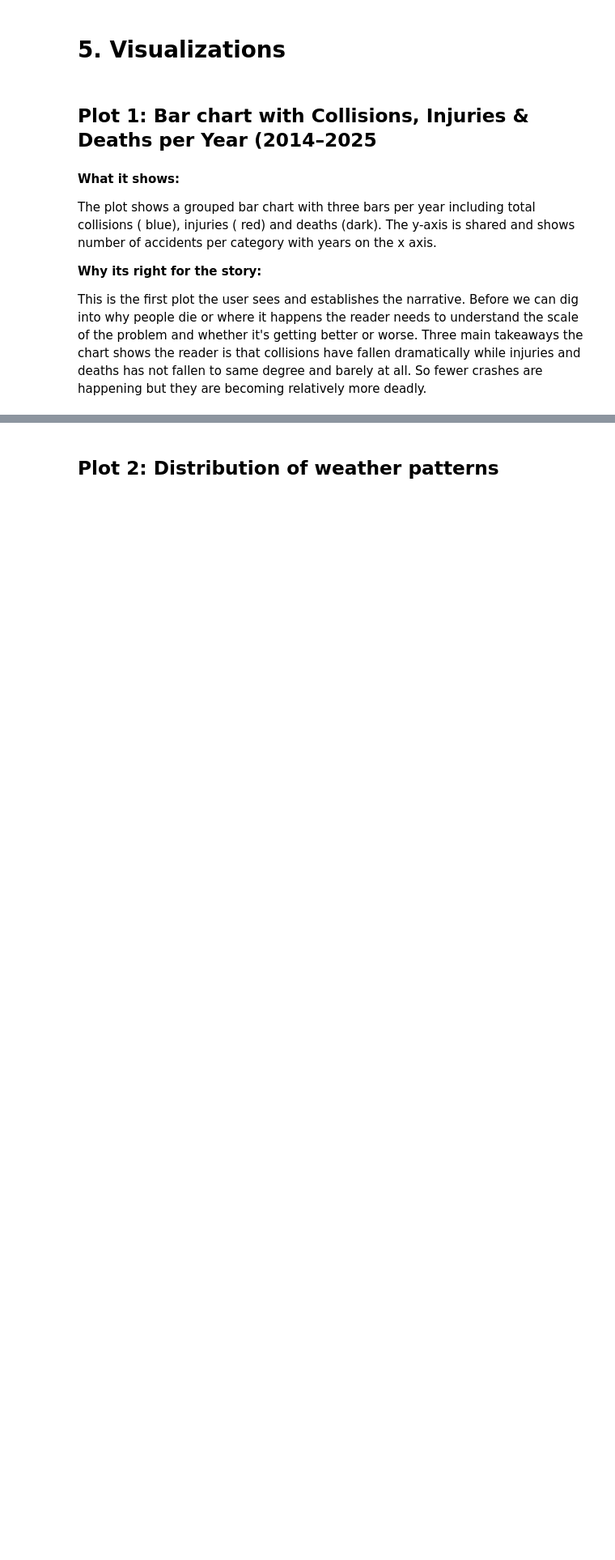
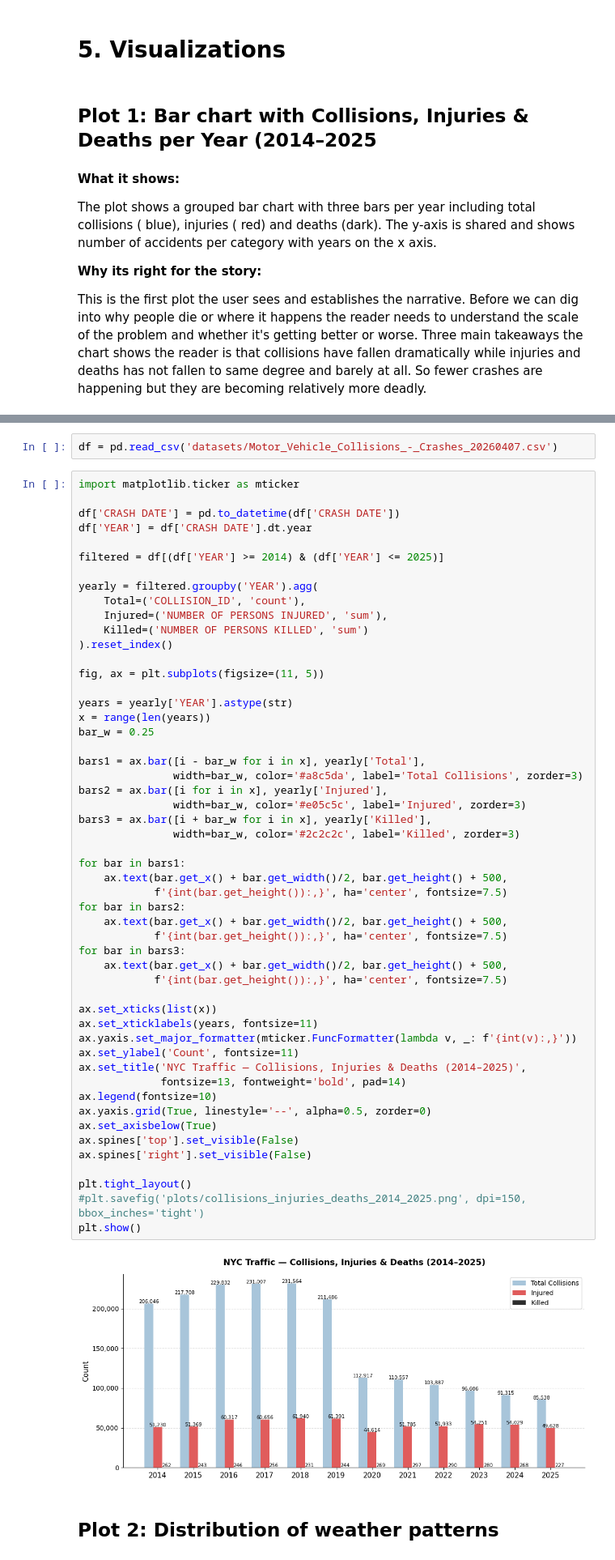
Before and after one commit to bonluc/02806_social_data_analysis_project, a Jupyter notebook: explainer_notebook.ipynb, the cells around one changed output, grey strips where cells are left out. Shown at 81% size. Cells and saved outputs as stored; diff of their text form; blank space fills up the shorter version.

```diff
--- a/explainer_notebook.ipynb
+++ b/explainer_notebook.ipynb
@@ -2531,3 +2539,59 @@ This is the first plot the user sees and establishes the narrative. Before we ca
+# %%
+df = pd.read_csv('datasets/Motor_Vehicle_Collisions_-_Crashes_20260407.csv')
+# %%
+import matplotlib.ticker as mticker
+
+df['CRASH DATE'] = pd.to_datetime(df['CRASH DATE'])
+df['YEAR'] = df['CRASH DATE'].dt.year
+
+filtered = df[(df['YEAR'] >= 2014) & (df['YEAR'] <= 2025)]
+
+yearly = filtered.groupby('YEAR').agg(
+    Total=('COLLISION_ID', 'count'),
+    Injured=('NUMBER OF PERSONS INJURED', 'sum'),
+    Killed=('NUMBER OF PERSONS KILLED', 'sum')
+).reset_index()
+
+fig, ax = plt.subplots(figsize=(11, 5))
+
+years = yearly['YEAR'].astype(str)
+x = range(len(years))
+bar_w = 0.25
+
+bars1 = ax.bar([i - bar_w for i in x], yearly['Total'],
+               width=bar_w, color='#a8c5da', label='Total Collisions', zorder=3)
+bars2 = ax.bar([i for i in x], yearly['Injured'],
+               width=bar_w, color='#e05c5c', label='Injured', zorder=3)
+bars3 = ax.bar([i + bar_w for i in x], yearly['Killed'],
+               width=bar_w, color='#2c2c2c', label='Killed', zorder=3)
+
+for bar in bars1:
+    ax.text(bar.get_x() + bar.get_width()/2, bar.get_height() + 500,
+            f'{int(bar.get_height()):,}', ha='center', fontsize=7.5)
+for bar in bars2:
+    ax.text(bar.get_x() + bar.get_width()/2, bar.get_height() + 500,
+            f'{int(bar.get_height()):,}', ha='center', fontsize=7.5)
+for bar in bars3:
+    ax.text(bar.get_x() + bar.get_width()/2, bar.get_height() + 500,
+            f'{int(bar.get_height()):,}', ha='center', fontsize=7.5)
+
+ax.set_xticks(list(x))
+ax.set_xticklabels(years, fontsize=11)
+ax.yaxis.set_major_formatter(mticker.FuncFormatter(lambda v, _: f'{int(v):,}'))
+ax.set_ylabel('Count', fontsize=11)
+ax.set_title('NYC Traffic — Collisions, Injuries & Deaths (2014–2025)',
+             fontsize=13, fontweight='bold', pad=14)
+ax.legend(fontsize=10)
+ax.yaxis.grid(True, linestyle='--', alpha=0.5, zorder=0)
+ax.set_axisbelow(True)
+ax.spines['top'].set_visible(False)
+ax.spines['right'].set_visible(False)
+
+plt.tight_layout()
+#plt.savefig('plots/collisions_injuries_deaths_2014_2025.png', dpi=150, bbox_inches='tight')
+plt.show()
+# %% [output]
+[figure, added]
 # %% [markdown]
 ## Plot 2: Distribution of weather patterns
 # %% [markdown]
```
Also changed, not shown: parts of 25 cells of this notebook.
